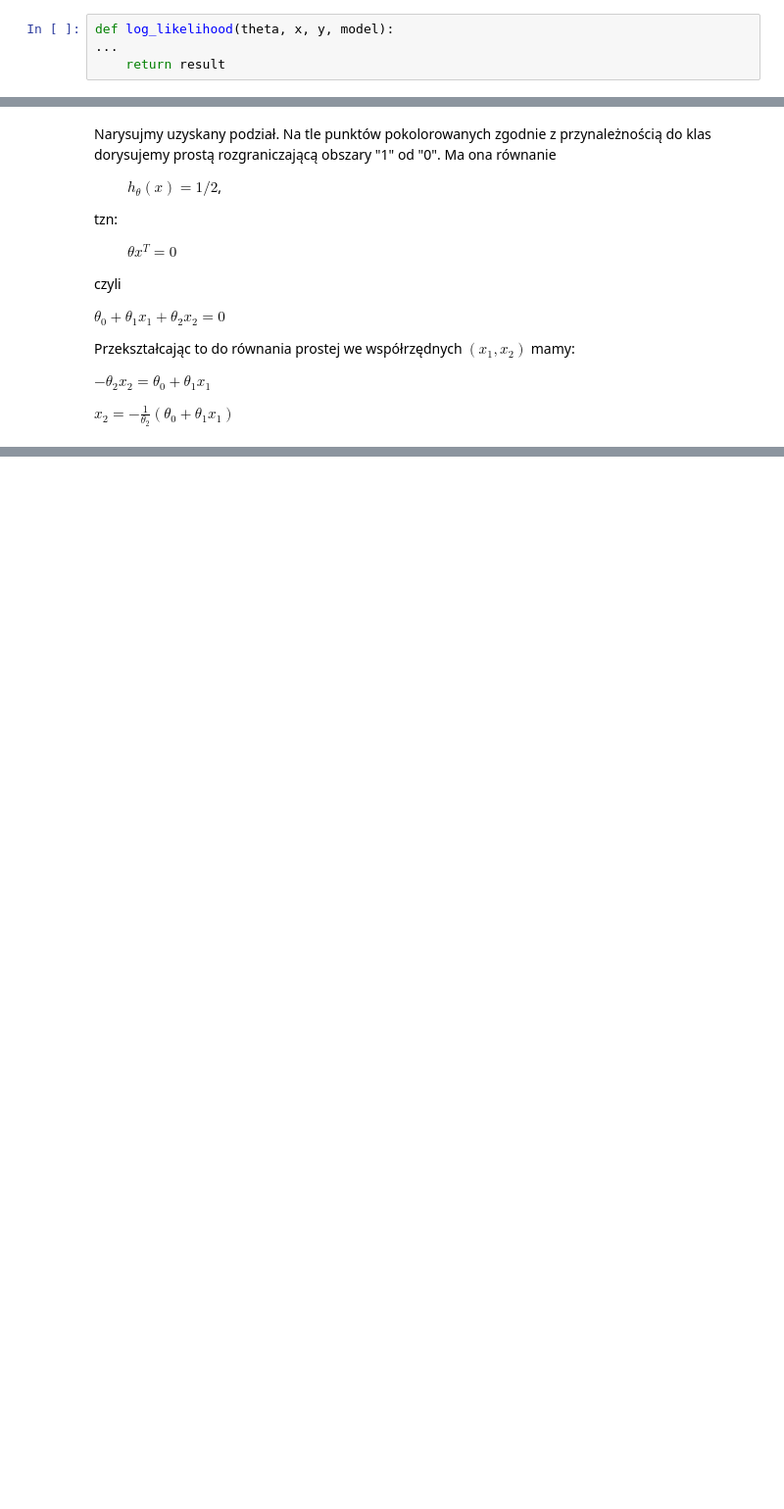
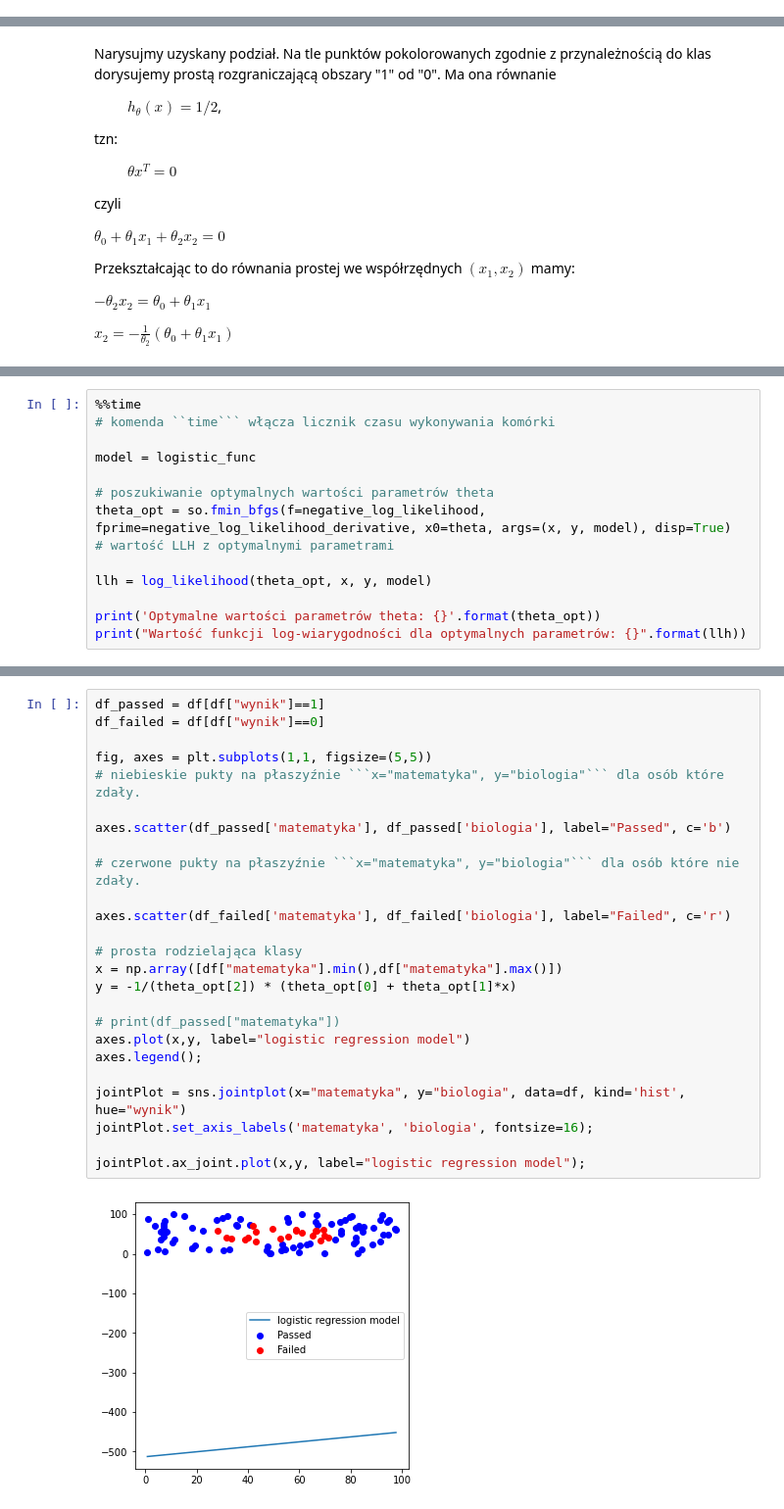
Before and after one commit to draczew23/Ucz_masz, a Jupyter notebook: cw/03_Regresja_logistyczna.ipynb, the cells around one changed output, grey strips where cells are left out. Shown at 98% size. Drawn from its saved outputs; the diff is of its cells as text; blank space fills up the shorter version.

````diff
--- a/cw/03_Regresja_logistyczna.ipynb
+++ b/cw/03_Regresja_logistyczna.ipynb
@@ -144,7 +161,3 @@ h - postać zależności wyniku od danych wejściowych. U nas to jest funkcja lo
 * model dla którego szukamy parametrów $\theta_{i}$ w naszym przypadku to będzie funkcja logistyczna: ```logistic_func```
 
 **Uwaga**: argument $theta$ musi być pierwszy
-# %%
-def log_likelihood(theta, x, y, model):
-...
-    return result
@@ -370,0 +450,14 @@ Optymalne wartości parametrów theta: [-1.39254844e+00 -1.44333933e-03  1.60889
+# %%
+%%time
+# komenda ``time``` włącza licznik czasu wykonywania komórki
+
+model = logistic_func
+
+# poszukiwanie optymalnych wartości parametrów theta
+theta_opt = so.fmin_bfgs(f=negative_log_likelihood, fprime=negative_log_likelihood_derivative, x0=theta, args=(x, y, model), disp=True)
+# wartość LLH z optymalnymi parametrami
+
+llh = log_likelihood(theta_opt, x, y, model)
+
+print('Optymalne wartości parametrów theta: {}'.format(theta_opt))
+print("Wartość funkcji log-wiarygodności dla optymalnych parametrów: {}".format(llh))
@@ -370,0 +474,27 @@ Optymalne wartości parametrów theta: [-1.39254844e+00 -1.44333933e-03  1.60889
+# %%
+df_passed = df[df["wynik"]==1]
+df_failed = df[df["wynik"]==0]
+
+fig, axes = plt.subplots(1,1, figsize=(5,5))
+# niebieskie pukty na płaszyźnie ```x="matematyka", y="biologia"``` dla osób które zdały.
+
+axes.scatter(df_passed['matematyka'], df_passed['biologia'], label="Passed", c='b')
+
+# czerwone pukty na płaszyźnie ```x="matematyka", y="biologia"``` dla osób które nie zdały.
+
+axes.scatter(df_failed['matematyka'], df_failed['biologia'], label="Failed", c='r')
+
+# prosta rodzielająca klasy
+x = np.array([df["matematyka"].min(),df["matematyka"].max()])
+y = -1/(theta_opt[2]) * (theta_opt[0] + theta_opt[1]*x)
+
+# print(df_passed["matematyka"])
+axes.plot(x,y, label="logistic regression model")
+axes.legend();
+
+jointPlot = sns.jointplot(x="matematyka", y="biologia", data=df, kind='hist', hue="wynik")
+jointPlot.set_axis_labels('matematyka', 'biologia', fontsize=16);
+
+jointPlot.ax_joint.plot(x,y, label="logistic regression model");
+# %% [output]
+[figure, added]
````
Also changed, not shown: parts of 21 cells of this notebook, 2 other files.
